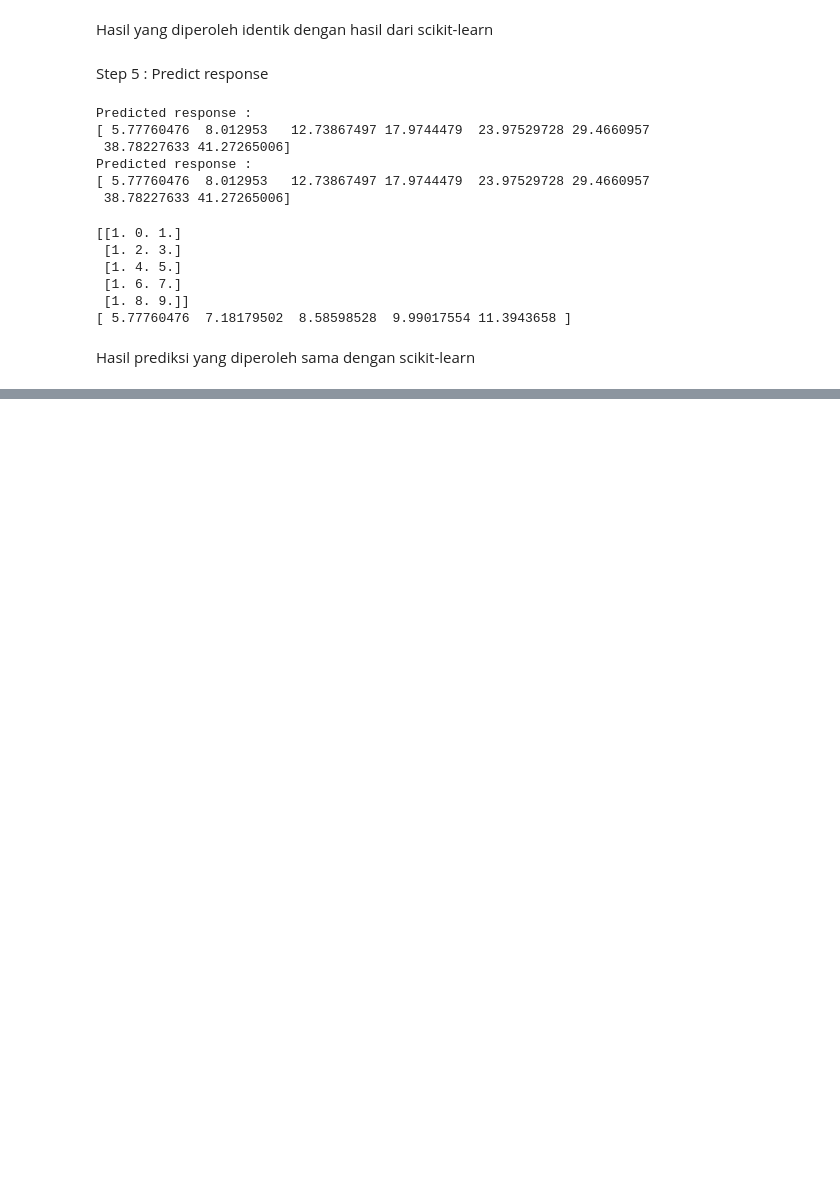
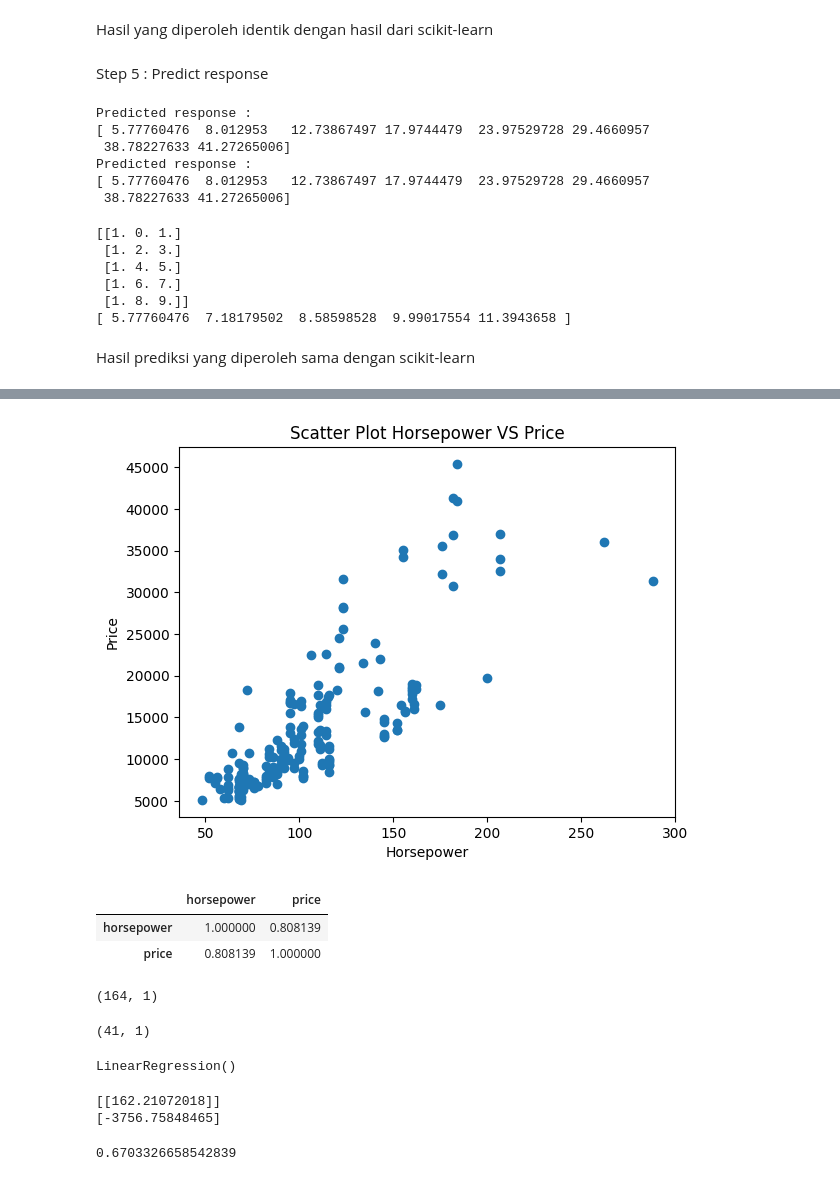
Before and after one commit to kireikharisma/H8_3, a Jupyter notebook: sesi11.ipynb, the cells around one changed output, grey strips where cells are left out. Saved outputs shown, nothing was run; the diff lists cells and outputs as text; code cells hidden in the pictures; blank space fills up the shorter version.

```diff
--- a/sesi11.ipynb
+++ b/sesi11.ipynb
@@ -459,0 +669,15 @@ Hasil prediksi yang diperoleh sama dengan scikit-learn
+# %%
+plt.scatter(df['horsepower'], df['price'])
+
+plt.xlabel('Horsepower')
+plt.ylabel('Price')
+plt.title('Scatter Plot Horsepower VS Price')
+plt.show()
+# %% [output]
+[figure, added]
+# %%
+df.corr()
+# %% [output]
+|  | horsepower | price |
+| horsepower | 1.000000 | 0.808139 |
+| price | 0.808139 | 1.000000 |
@@ -459,0 +689,23 @@ Hasil prediksi yang diperoleh sama dengan scikit-learn
+# %%
+x_train.shape
+# %% [output]
+(164, 1)
+# %%
+x_test.shape
+# %% [output]
+(41, 1)
+# %%
+lin_reg = LinearRegression()
+lin_reg.fit(x_train, y_train)
+# %% [output]
+LinearRegression()
+# %%
+print(lin_reg.coef_)
+print(lin_reg.intercept_)
+# %% [output]
+[[162.21072018]]
+[-3756.75848465]
+# %%
+lin_reg.score(x_test, y_test)
+# %% [output]
+0.6703326658542839
```
Also changed, not shown: parts of 28 cells of this notebook.
